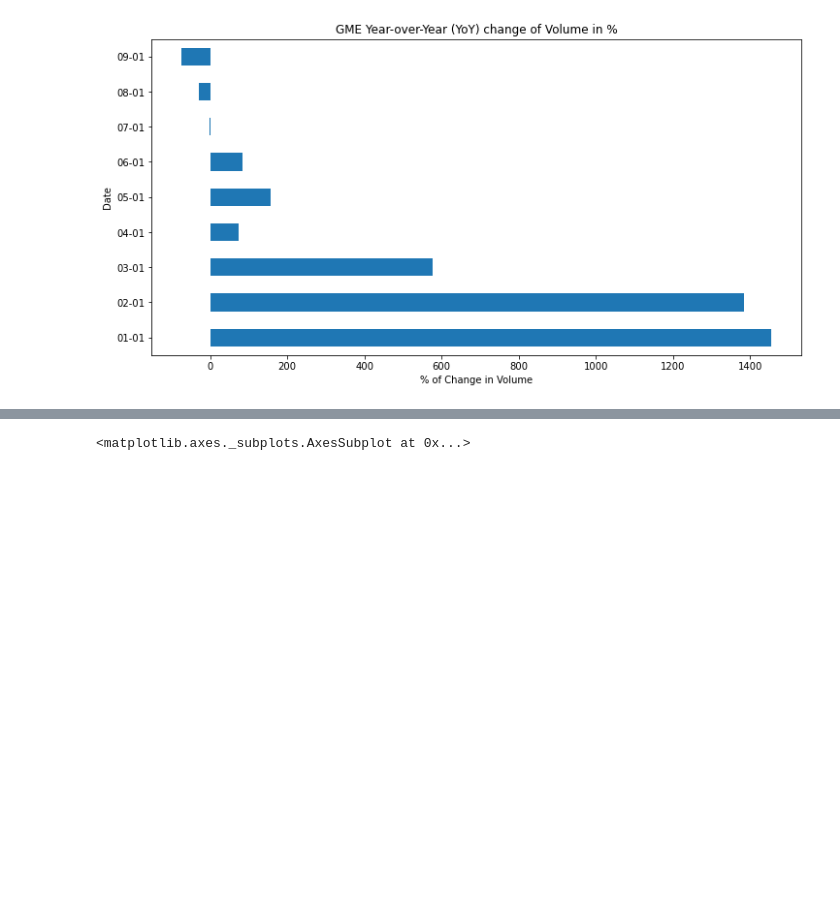
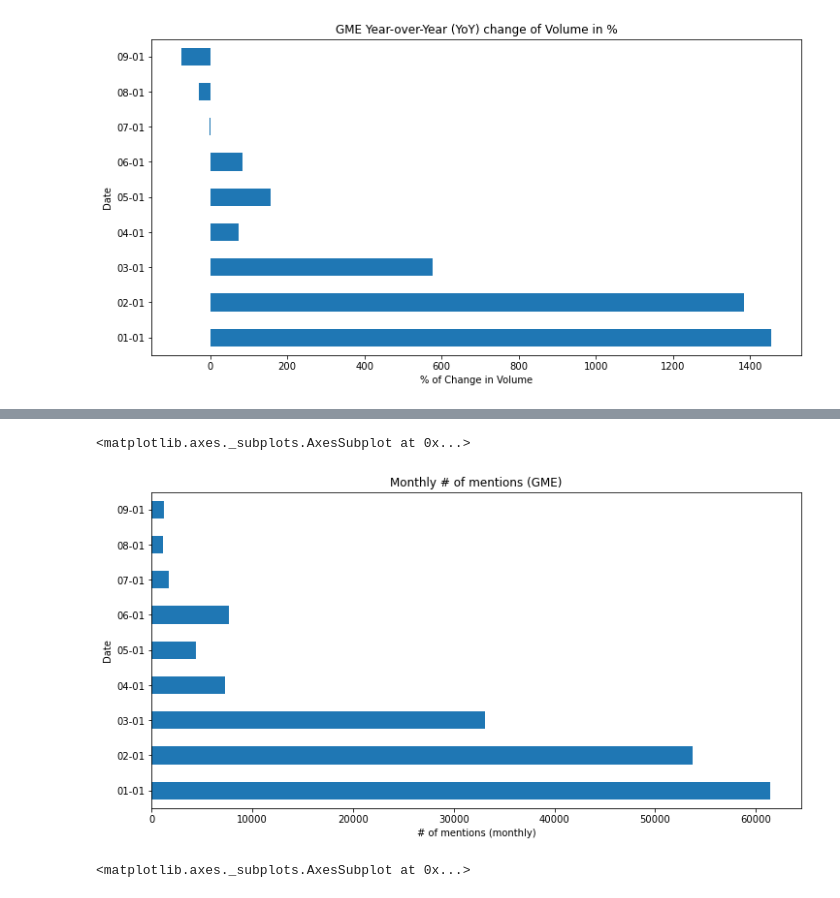
Before and after one commit to djhang99/Web-Scraping-Project-1-, a Jupyter notebook: WSB Analysis.ipynb, the cells around one changed output, grey strips where cells are left out. Cells and saved outputs as stored; diff of their text form; code cells hidden in the pictures; blank space fills up the shorter version.

```diff
--- a/WSB Analysis.ipynb
+++ b/WSB Analysis.ipynb
@@ -239 +288,10 @@ df_GME.set_index("Date")["Volume Change"].plot.barh()
+# %%
+#GME num_mentions
+plt.figure(figsize = (12,6))
+plt.title("Monthly # of mentions (GME)")
+plt.xlabel('# of mentions (monthly)')
+df_GME.set_index("Date")["num_mentions"].plot.barh()
+# %% [output]
+<matplotlib.axes._subplots.AxesSubplot at 0x...>
+[figure, added]
 # %%
```
Also changed, not shown: parts of 27 cells of this notebook, 11 other files.
